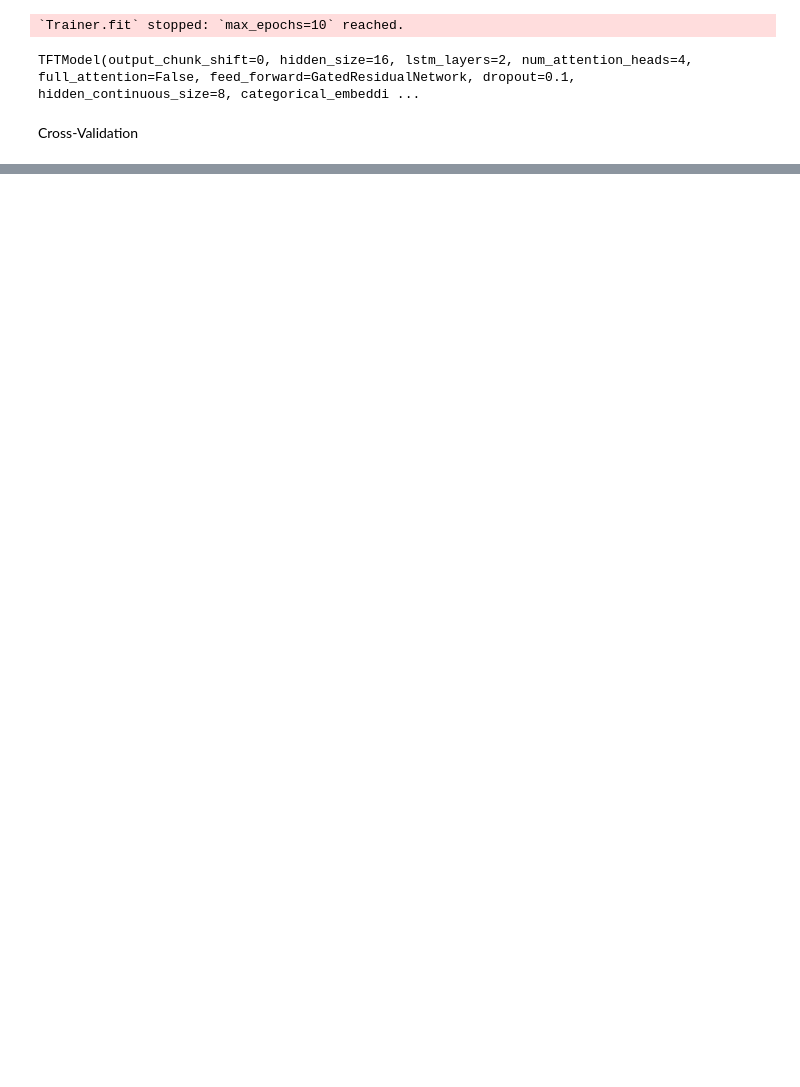
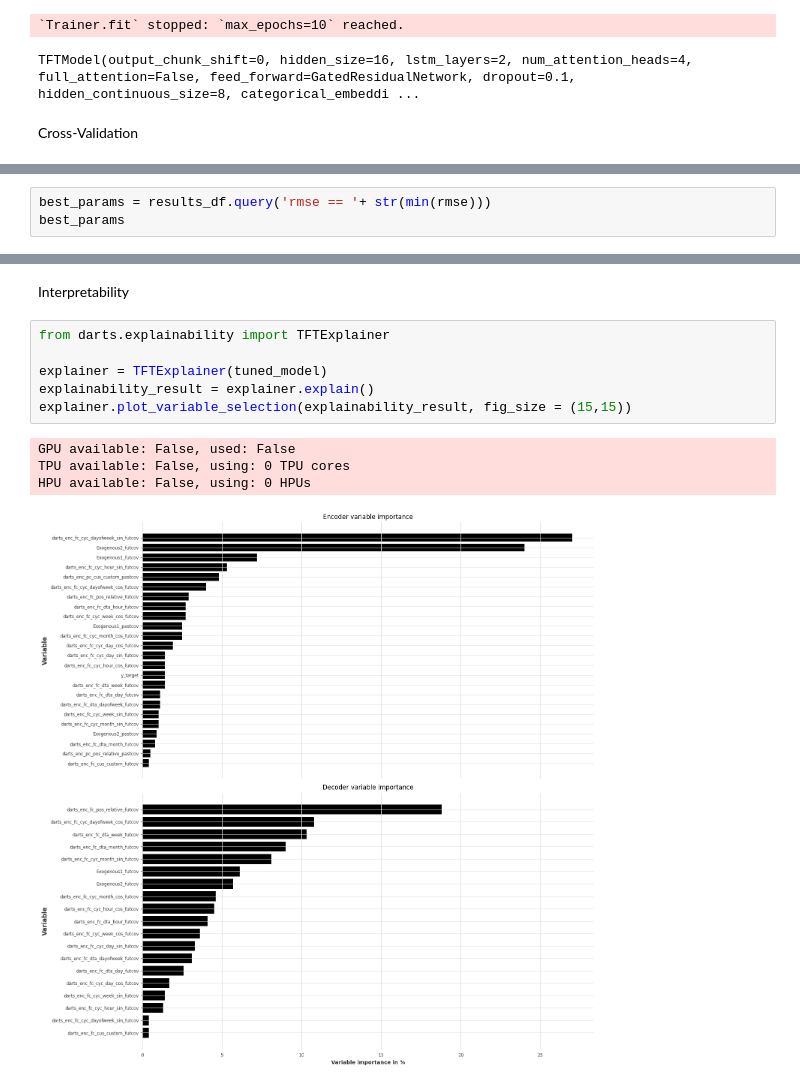
Before and after one commit to salgadosp/time_series, a Jupyter notebook: tft/tft.ipynb, the cells around one changed output, grey strips where cells are left out. Cells and saved outputs as stored; diff of their text form; blank space fills up the shorter version.

```diff
--- a/tft/tft.ipynb
+++ b/tft/tft.ipynb
@@ -319,0 +687,3 @@ plt.show()
+# %%
+best_params = results_df.query('rmse == '+ str(min(rmse)))
+best_params
@@ -319,0 +803,13 @@ plt.show()
+# %% [markdown]
+Interpretability
+# %%
+from darts.explainability import TFTExplainer
+
+explainer = TFTExplainer(tuned_model)
+explainability_result = explainer.explain()
+explainer.plot_variable_selection(explainability_result, fig_size = (15,15))
+# %% [output]
+GPU available: False, used: False
+TPU available: False, using: 0 TPU cores
+HPU available: False, using: 0 HPUs
+[figure, added]
```
Also changed, not shown: parts of 22 cells of this notebook.
